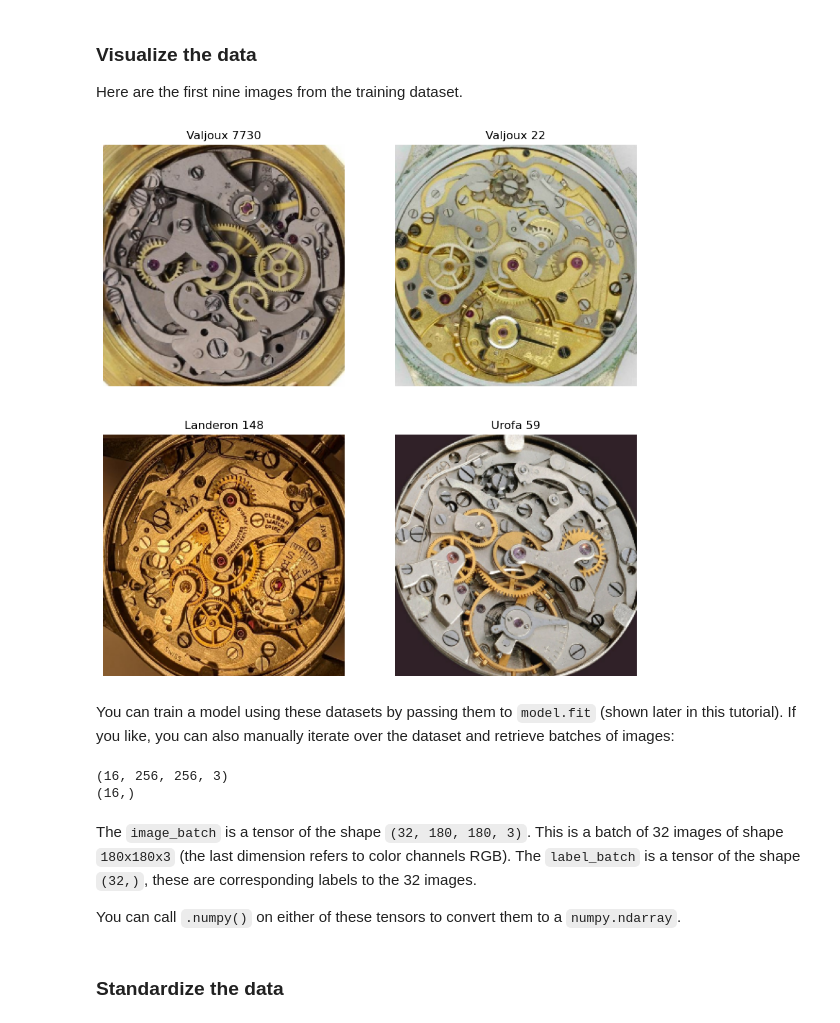
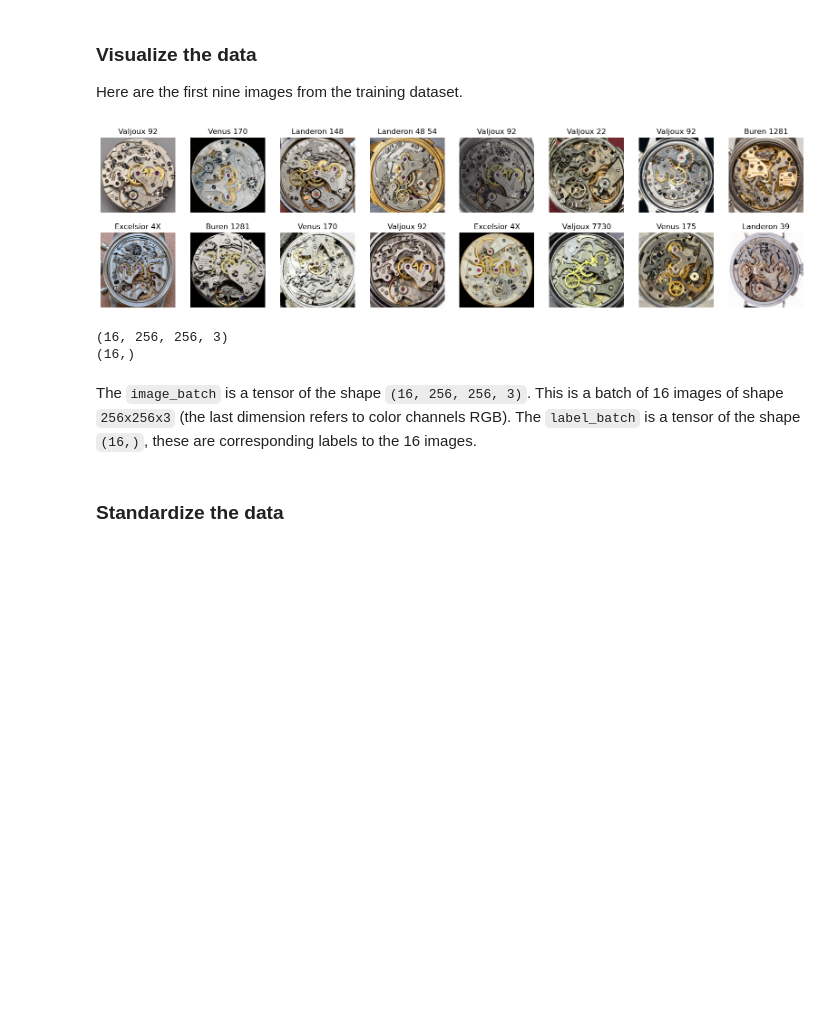
Before and after one commit to gpenessot/watch_movement, a Jupyter notebook: app_TensorFlow_EfficientNetB7.ipynb, the cells around one changed output. Saved outputs shown, nothing was run; the diff lists cells and outputs as text; code cells hidden in the pictures; blank space fills up the shorter version.

```diff
--- a/app_TensorFlow_EfficientNetB7.ipynb
+++ b/app_TensorFlow_EfficientNetB7.ipynb
@@ -109,15 +83,13 @@ Here are the first nine images from the training dataset.
 # %%
 import matplotlib.pyplot as plt
 
-plt.figure(figsize=(10, 10))
+plt.figure(figsize=(20, 5))
 for images, labels in train_ds.take(1):
-    for i in range(4):
-        ax = plt.subplot(2, 2, i + 1)
+    for i in range(16):
+        ax = plt.subplot(2, 8, i + 1)
         plt.imshow(images[i].numpy().astype("uint8"))
         plt.title(class_names[labels[i]])
         plt.axis("off")
 # %% [output]
-[figure, old version]
+[figure, new version]
-# %% [markdown]
-You can train a model using these datasets by passing them to `model.fit` (shown later in this tutorial). If you like, you can also manually iterate over the dataset and retrieve batches of images:
 # %%
@@ -129,9 +102,7 @@ for image_batch, labels_batch in train_ds:
 (16, 256, 256, 3)
 (16,)
 # %% [markdown]
-The `image_batch` is a tensor of the shape `(32, 180, 180, 3)`. This is a batch of 32 images of shape `180x180x3` (the last dimension refers to color channels RGB). The `label_batch` is a tensor of the shape `(32,)`, these are corresponding labels to the 32 images.
-
-You can call `.numpy()` on either of these tensors to convert them to a `numpy.ndarray`.
+The `image_batch` is a tensor of the shape `(16, 256, 256, 3)`. This is a batch of 16 images of shape `256x256x3` (the last dimension refers to color channels RGB). The `label_batch` is a tensor of the shape `(16,)`, these are corresponding labels to the 16 images.
 # %% [markdown]
 ### Standardize the data
 # %% [markdown]
```
Also changed, not shown: parts of 16 cells of this notebook.
